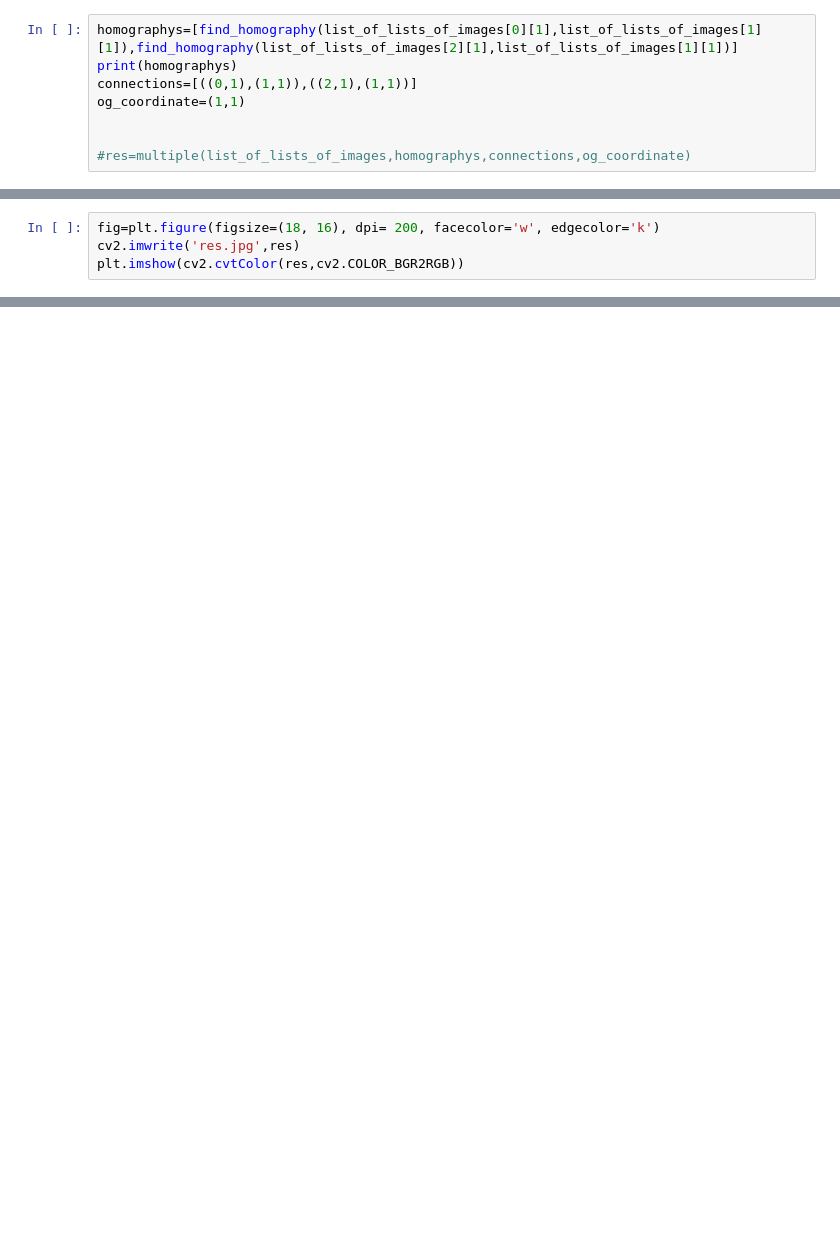
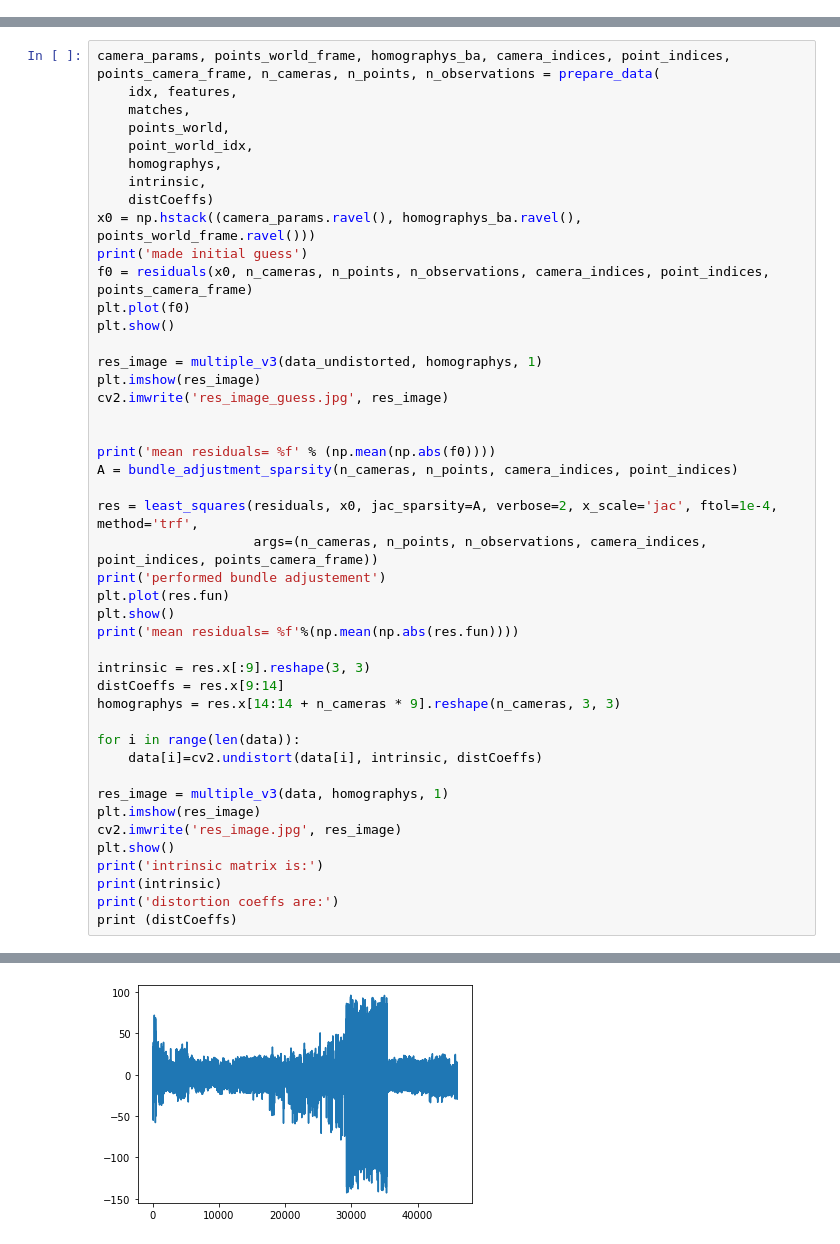
Before and after one commit to GuillermoMendiguchiaMartinez/TeeJet-Project, a Jupyter notebook: Stitching/StitchingBedaGlob.ipynb, the cells around one changed output, grey strips where cells are left out. Saved outputs shown, nothing was run; the diff lists cells and outputs as text; blank space fills up the shorter version.

```diff
--- a/Stitching/StitchingBedaGlob.ipynb
+++ b/Stitching/StitchingBedaGlob.ipynb
@@ -41,8 +59,0 @@ if t%w != 0:
-# %%
-homographys=[find_homography(list_of_lists_of_images[0][1],list_of_lists_of_images[1][1]),find_homography(list_of_lists_of_images[2][1],list_of_lists_of_images[1][1])]
-print(homographys)
-connections=[((0,1),(1,1)),((2,1),(1,1))]
-og_coordinate=(1,1)
-
-
-#res=multiple(list_of_lists_of_images,homographys,connections,og_coordinate)
@@ -102,4 +60,46 @@ ValueError: could not broadcast input array from shape (2576,3568,3) into shape
-# %%
-fig=plt.figure(figsize=(18, 16), dpi= 200, facecolor='w', edgecolor='k')
-cv2.imwrite('res.jpg',res)
-plt.imshow(cv2.cvtColor(res,cv2.COLOR_BGR2RGB))
+# %%
+camera_params, points_world_frame, homographys_ba, camera_indices, point_indices, points_camera_frame, n_cameras, n_points, n_observations = prepare_data(
+    idx, features,
+    matches,
+    points_world,
+    point_world_idx,
+    homographys,
+    intrinsic,
+    distCoeffs)
+x0 = np.hstack((camera_params.ravel(), homographys_ba.ravel(), points_world_frame.ravel()))
+print('made initial guess')
+f0 = residuals(x0, n_cameras, n_points, n_observations, camera_indices, point_indices, points_camera_frame)
+plt.plot(f0)
+plt.show()
+
+res_image = multiple_v3(data_undistorted, homographys, 1)
+plt.imshow(res_image)
+cv2.imwrite('res_image_guess.jpg', res_image)
+
+
+print('mean residuals= %f' % (np.mean(np.abs(f0))))
+A = bundle_adjustment_sparsity(n_cameras, n_points, camera_indices, point_indices)
+
+res = least_squares(residuals, x0, jac_sparsity=A, verbose=2, x_scale='jac', ftol=1e-4, method='trf',
+                    args=(n_cameras, n_points, n_observations, camera_indices, point_indices, points_camera_frame))
+print('performed bundle adjustement')
+plt.plot(res.fun)
+plt.show()
+print('mean residuals= %f'%(np.mean(np.abs(res.fun))))
+
+intrinsic = res.x[:9].reshape(3, 3)
+distCoeffs = res.x[9:14]
+homographys = res.x[14:14 + n_cameras * 9].reshape(n_cameras, 3, 3)
+
+for i in range(len(data)):
+    data[i]=cv2.undistort(data[i], intrinsic, distCoeffs)
+
+res_image = multiple_v3(data, homographys, 1)
+plt.imshow(res_image)
+cv2.imwrite('res_image.jpg', res_image)
+plt.show()
+print('intrinsic matrix is:')
+print(intrinsic)
+print('distortion coeffs are:')
+print (distCoeffs)
+# %% [output]
@@ -105,0 +123 @@ plt.imshow(cv2.cvtColor(res,cv2.COLOR_BGR2RGB))
+[figure, added]
```
Also changed, not shown: parts of 6 cells of this notebook, 1 other file.
